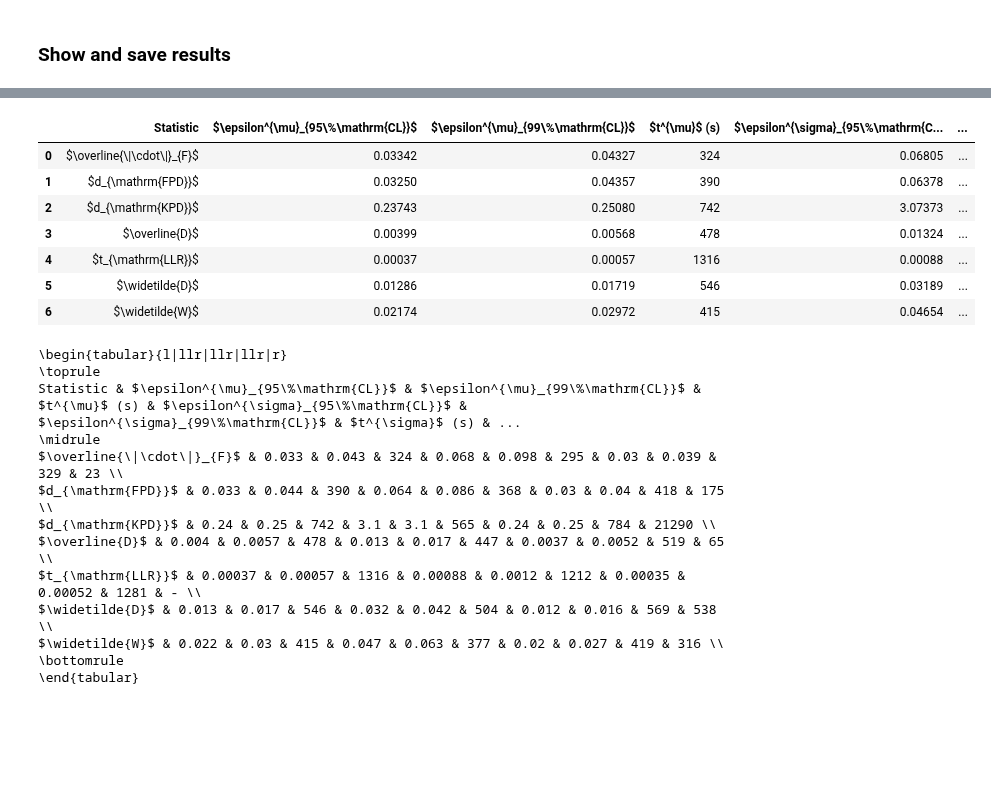
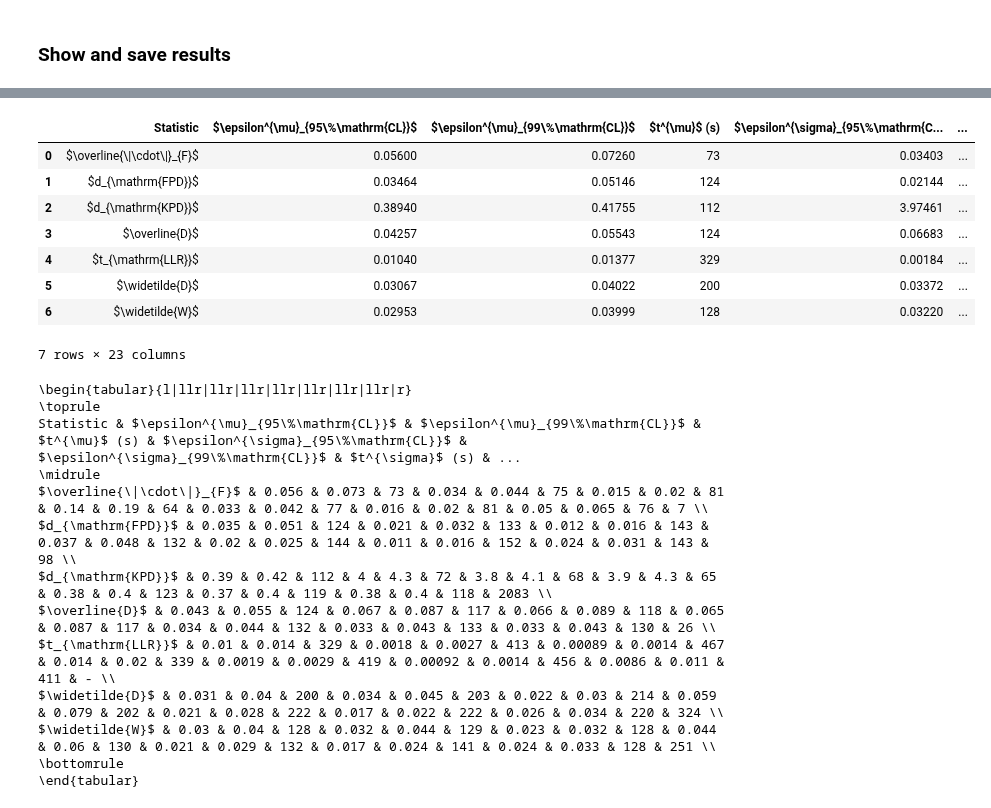
Before and after one commit to TwoSampleTests/GenerativeModelsMetrics, a Jupyter notebook: notebooks/Analysis_5D_unimodal_leo50.ipynb, the cells around one changed output, grey strips where cells are left out. Drawn from its saved outputs; the diff is of its cells as text; code cells hidden in the pictures; blank space fills up the shorter version.

```diff
--- a/notebooks/Analysis_5D_unimodal_leo50.ipynb
+++ b/notebooks/Analysis_5D_unimodal_leo50.ipynb
@@ -893,0 +916,6 @@ display(sorted_df_std)
+# %%
+sorted_df_cov = results_df_cov.sort_values(by="$\\epsilon_{95\\%\\mathrm{CL}}$", ascending=True)
+sorted_df_cov.rename(columns={"$\\epsilon_{95\\%\\mathrm{CL}}$": "$\\epsilon^{\\Sigma_{ij}}_{95\\%\\mathrm{CL}}$", "$\\epsilon_{99\\%\\mathrm{CL}}$": "$\\epsilon^{\\Sigma_{ij}}_{99\\%\\mathrm{CL}}$", "t (s)": "$t^{\\Sigma_{ij}}$ (s)"}, inplace=True)
+display(sorted_df_cov)
+sorted_df_cov.drop(columns=["Deformation","$N$","$n=m$","$n_{\\mathrm{iter}}$"], inplace=True)
+display(sorted_df_cov)
@@ -894,8 +939,8 @@ display(sorted_df_std)
 # %%
-sorted_df_both = results_df_both.sort_values(by="$\\epsilon_{95\\%\\mathrm{CL}}$", ascending=True)
-sorted_df_both.rename(columns={"$\\epsilon_{95\\%\\mathrm{CL}}$": "$\\epsilon^{\\mu-\\sigma}_{95\\%\\mathrm{CL}}$", "$\\epsilon_{99\\%\\mathrm{CL}}$": "$\\epsilon^{\\mu-\\sigma}_{99\\%\\mathrm{CL}}$", "t (s)": "$t^{\\mu-\\sigma}$ (s)"}, inplace=True)
-display(sorted_df_both)
-sorted_df_both.drop(columns=["Deformation","$N$","$n=m$","$n_{\\mathrm{iter}}$"], inplace=True)
-display(sorted_df_both)
+sorted_df_mean_std = results_df_mean_std.sort_values(by="$\\epsilon_{95\\%\\mathrm{CL}}$", ascending=True)
+sorted_df_mean_std.rename(columns={"$\\epsilon_{95\\%\\mathrm{CL}}$": "$\\epsilon^{\\mu-\\sigma}_{95\\%\\mathrm{CL}}$", "$\\epsilon_{99\\%\\mathrm{CL}}$": "$\\epsilon^{\\mu-\\sigma}_{99\\%\\mathrm{CL}}$", "t (s)": "$t^{\\mu-\\sigma}$ (s)"}, inplace=True)
+display(sorted_df_mean_std)
+sorted_df_mean_std.drop(columns=["Deformation","$N$","$n=m$","$n_{\\mathrm{iter}}$"], inplace=True)
+display(sorted_df_mean_std)
 # %% [output]
 |  | Statistic | Deformation | $N$ | $n=m$ | $n_{\mathrm{iter}}$ | $\epsilon^{\mu-\sigma}_{95\%\math... | ... |
@@ -916,0 +962,6 @@ display(sorted_df_both)
+# %%
+sorted_df_mean_off = results_df_mean_off.sort_values(by="$\\epsilon_{95\\%\\mathrm{CL}}$", ascending=True)
+sorted_df_mean_off.rename(columns={"$\\epsilon_{95\\%\\mathrm{CL}}$": "$\\epsilon^{\\mu-\\Sigma_{ij}-\\Sigma_{ii}}_{95\\%\\mathrm{CL}}$", "$\\epsilon_{99\\%\\mathrm{CL}}$": "$\\epsilon^{\\mu-\\Sigma_{ij}-\\Sigma_{ii}}_{99\\%\\mathrm{CL}}$", "t (s)": "$t^{\\mu-\\Sigma_{ij}-\\Sigma_{ii}}$ (s)"}, inplace=True)
+display(sorted_df_mean_off)
+sorted_df_mean_off.drop(columns=["Deformation","$N$","$n=m$","$n_{\\mathrm{iter}}$"], inplace=True)
+display(sorted_df_mean_off)
@@ -916,0 +985,6 @@ display(sorted_df_both)
+# %%
+sorted_df_mean_cov = results_df_mean_cov.sort_values(by="$\\epsilon_{95\\%\\mathrm{CL}}$", ascending=True)
+sorted_df_mean_cov.rename(columns={"$\\epsilon_{95\\%\\mathrm{CL}}$": "$\\epsilon^{\\mu-\Sigma_{ij}}_{95\\%\\mathrm{CL}}$", "$\\epsilon_{99\\%\\mathrm{CL}}$": "$\\epsilon^{\\mu-\Sigma_{ij}}_{99\\%\\mathrm{CL}}$", "t (s)": "$t^{\\mu-\Sigma_{ij}}$ (s)"}, inplace=True)
+display(sorted_df_mean_cov)
+sorted_df_mean_cov.drop(columns=["Deformation","$N$","$n=m$","$n_{\\mathrm{iter}}$"], inplace=True)
+display(sorted_df_mean_cov)
@@ -917,27 +1008,28 @@ display(sorted_df_both)
 # %%
-result_table = sorted_df_mean.merge(sorted_df_std, on='Statistic', how='outer').merge(sorted_df_both, on='Statistic', how='outer').merge(times_df, on='Statistic', how='outer')
+result_table = sorted_df_mean.merge(sorted_df_std, on='Statistic', how='outer').merge(sorted_df_off, on='Statistic', how='outer').merge(sorted_df_cov, on='Statistic', how='outer').merge(sorted_df_mean_std, on='Statistic', how='outer').merge(sorted_df_mean_off, on='Statistic', how='outer').merge(sorted_df_mean_cov, on='Statistic', how='outer').merge(times_df, on='Statistic', how='outer')
 result_table = result_table.replace("lr","$t_{\\mathrm{LLR}}$").replace("ks","$\\overline{D}$").replace("sks","$\\widetilde{D}$").replace("swd","$\\widetilde{W}$").replace("fpd","$d_{\\mathrm{FPD}}$").replace("fn","$\\overline{\\|\cdot\\|}_{F}$").replace("kpd","$d_{\\mathrm{KPD}}$")
 display(result_table)
-print(result_table.to_latex(index=False, column_format='l|llr|llr|llr|r', longtable=False, float_format="%.2g"))
+print(result_table.to_latex(index=False, column_format='l|llr|llr|llr|llr|llr|llr|llr|r', longtable=False, float_format="%.2g"))
 # %% [output]
 |  | Statistic | $\epsilon^{\mu}_{95\%\mathrm{CL}}$ | $\epsilon^{\mu}_{99\%\mathrm{CL}}$ | $t^{\mu}$ (s) | $\epsilon^{\sigma}_{95\%\mathrm{C... | ... |
-| 0 | $\overline{\|\cdot\|}_{F}$ | 0.03342 | 0.04327 | 324 | 0.06805 | ... |
-| 1 | $d_{\mathrm{FPD}}$ | 0.03250 | 0.04357 | 390 | 0.06378 | ... |
-| 2 | $d_{\mathrm{KPD}}$ | 0.23743 | 0.25080 | 742 | 3.07373 | ... |
-| 3 | $\overline{D}$ | 0.00399 | 0.00568 | 478 | 0.01324 | ... |
-| 4 | $t_{\mathrm{LLR}}$ | 0.00037 | 0.00057 | 1316 | 0.00088 | ... |
-| 5 | $\widetilde{D}$ | 0.01286 | 0.01719 | 546 | 0.03189 | ... |
-| 6 | $\widetilde{W}$ | 0.02174 | 0.02972 | 415 | 0.04654 | ... |
+| 0 | $\overline{\|\cdot\|}_{F}$ | 0.05600 | 0.07260 | 73 | 0.03403 | ... |
+| 1 | $d_{\mathrm{FPD}}$ | 0.03464 | 0.05146 | 124 | 0.02144 | ... |
+| 2 | $d_{\mathrm{KPD}}$ | 0.38940 | 0.41755 | 112 | 3.97461 | ... |
+| 3 | $\overline{D}$ | 0.04257 | 0.05543 | 124 | 0.06683 | ... |
+| 4 | $t_{\mathrm{LLR}}$ | 0.01040 | 0.01377 | 329 | 0.00184 | ... |
+| 5 | $\widetilde{D}$ | 0.03067 | 0.04022 | 200 | 0.03372 | ... |
+| 6 | $\widetilde{W}$ | 0.02953 | 0.03999 | 128 | 0.03220 | ... |
-\begin{tabular}{l|llr|llr|llr|r}
-\toprule
-Statistic & $\epsilon^{\mu}_{95\%\mathrm{CL}}$ & $\epsilon^{\mu}_{99\%\mathrm{CL}}$ & $t^{\mu}$ (s) & $\epsilon^{\sigma}_{95\%\mathrm{CL}}$ & $\epsilon^{\sigma}_{99\%\mathrm{CL}}$ & $t^{\sigma}$ (s) & ...
-\midrule
-$\overline{\|\cdot\|}_{F}$ & 0.033 & 0.043 & 324 & 0.068 & 0.098 & 295 & 0.03 & 0.039 & 329 & 23 \\
-$d_{\mathrm{FPD}}$ & 0.033 & 0.044 & 390 & 0.064 & 0.086 & 368 & 0.03 & 0.04 & 418 & 175 \\
-$d_{\mathrm{KPD}}$ & 0.24 & 0.25 & 742 & 3.1 & 3.1 & 565 & 0.24 & 0.25 & 784 & 21290 \\
-$\overline{D}$ & 0.004 & 0.0057 & 478 & 0.013 & 0.017 & 447 & 0.0037 & 0.0052 & 519 & 65 \\
-$t_{\mathrm{LLR}}$ & 0.00037 & 0.00057 & 1316 & 0.00088 & 0.0012 & 1212 & 0.00035 & 0.00052 & 1281 & - \\
-$\widetilde{D}$ & 0.013 & 0.017 & 546 & 0.032 & 0.042 & 504 & 0.012 & 0.016 & 569 & 538 \\
-$\widetilde{W}$ & 0.022 & 0.03 & 415 & 0.047 & 0.063 & 377 & 0.02 & 0.027 & 419 & 316 \\
-\bottomrule
-\end{tabular}
+7 rows × 23 columns
+\begin{tabular}{l|llr|llr|llr|llr|llr|llr|llr|r}
+\toprule
+Statistic & $\epsilon^{\mu}_{95\%\mathrm{CL}}$ & $\epsilon^{\mu}_{99\%\mathrm{CL}}$ & $t^{\mu}$ (s) & $\epsilon^{\sigma}_{95\%\mathrm{CL}}$ & $\epsilon^{\sigma}_{99\%\mathrm{CL}}$ & $t^{\sigma}$ (s) & ...
+\midrule
+$\overline{\|\cdot\|}_{F}$ & 0.056 & 0.073 & 73 & 0.034 & 0.044 & 75 & 0.015 & 0.02 & 81 & 0.14 & 0.19 & 64 & 0.033 & 0.042 & 77 & 0.016 & 0.02 & 81 & 0.05 & 0.065 & 76 & 7 \\
+$d_{\mathrm{FPD}}$ & 0.035 & 0.051 & 124 & 0.021 & 0.032 & 133 & 0.012 & 0.016 & 143 & 0.037 & 0.048 & 132 & 0.02 & 0.025 & 144 & 0.011 & 0.016 & 152 & 0.024 & 0.031 & 143 & 98 \\
+$d_{\mathrm{KPD}}$ & 0.39 & 0.42 & 112 & 4 & 4.3 & 72 & 3.8 & 4.1 & 68 & 3.9 & 4.3 & 65 & 0.38 & 0.4 & 123 & 0.37 & 0.4 & 119 & 0.38 & 0.4 & 118 & 2083 \\
+$\overline{D}$ & 0.043 & 0.055 & 124 & 0.067 & 0.087 & 117 & 0.066 & 0.089 & 118 & 0.065 & 0.087 & 117 & 0.034 & 0.044 & 132 & 0.033 & 0.043 & 133 & 0.033 & 0.043 & 130 & 26 \\
+$t_{\mathrm{LLR}}$ & 0.01 & 0.014 & 329 & 0.0018 & 0.0027 & 413 & 0.00089 & 0.0014 & 467 & 0.014 & 0.02 & 339 & 0.0019 & 0.0029 & 419 & 0.00092 & 0.0014 & 456 & 0.0086 & 0.011 & 411 & - \\
+$\widetilde{D}$ & 0.031 & 0.04 & 200 & 0.034 & 0.045 & 203 & 0.022 & 0.03 & 214 & 0.059 & 0.079 & 202 & 0.021 & 0.028 & 222 & 0.017 & 0.022 & 222 & 0.026 & 0.034 & 220 & 324 \\
+$\widetilde{W}$ & 0.03 & 0.04 & 128 & 0.032 & 0.044 & 129 & 0.023 & 0.032 & 128 & 0.044 & 0.06 & 130 & 0.021 & 0.029 & 132 & 0.017 & 0.024 & 141 & 0.024 & 0.033 & 128 & 251 \\
+\bottomrule
+\end{tabular}
```
Also changed, not shown: parts of 17 cells of this notebook, 4 other files.
